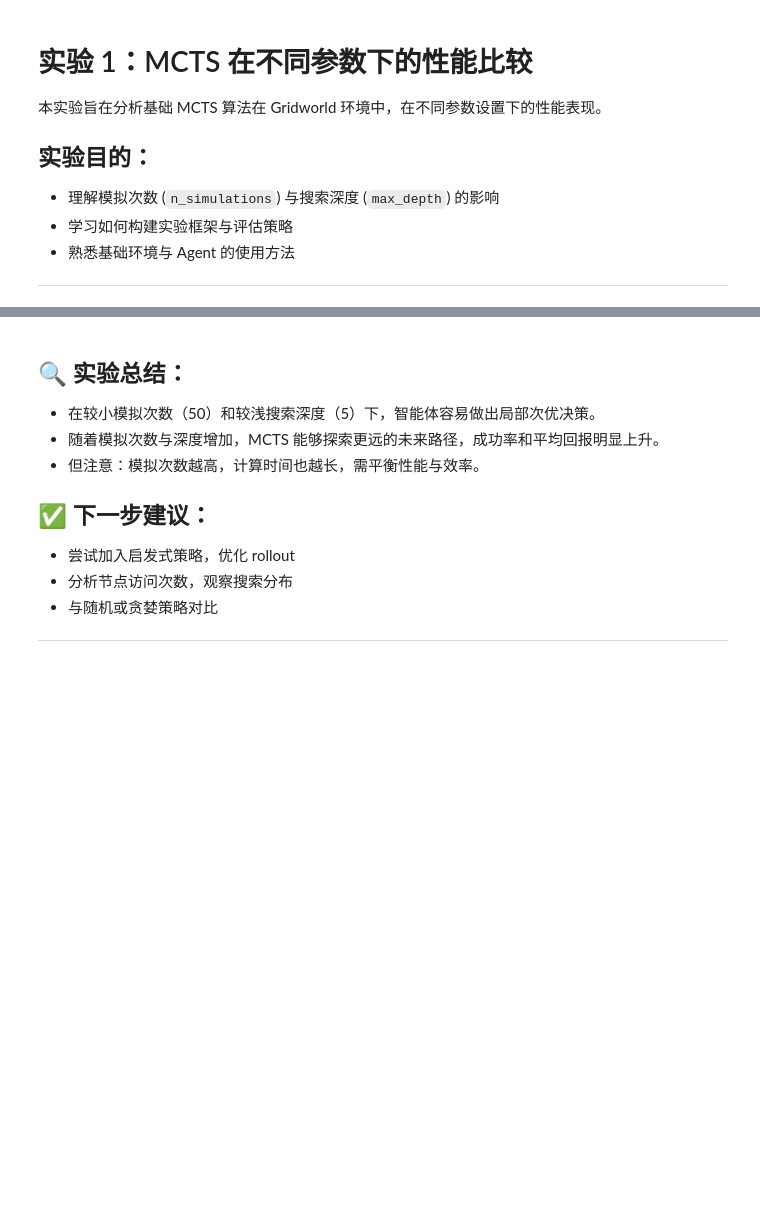
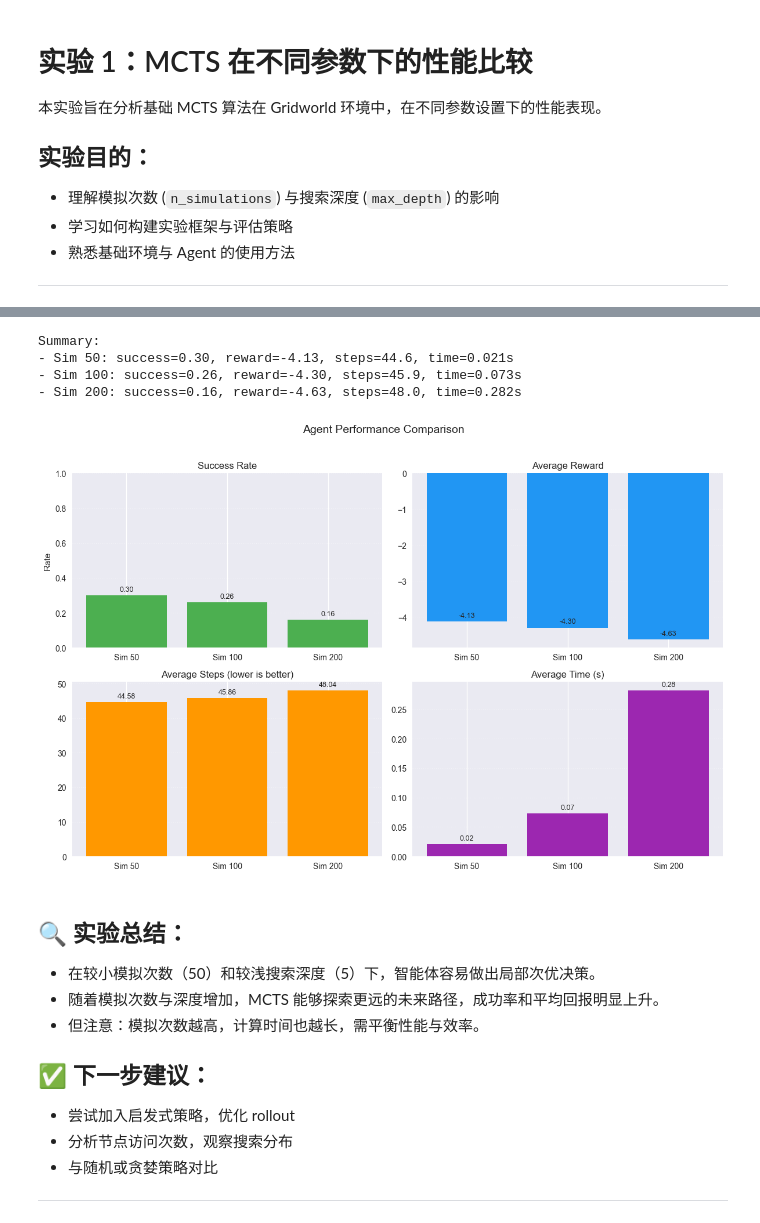
Before and after one commit to songfei-psy/searching_exercise, a Jupyter notebook: notbooks/01_mcts_workflow.ipynb, the cells around one changed output, grey strips where cells are left out. Saved outputs shown, nothing was run; the diff lists cells and outputs as text; code cells hidden in the pictures; blank space fills up the shorter version.

```diff
--- a/notbooks/01_mcts_workflow.ipynb
+++ b/notbooks/01_mcts_workflow.ipynb
@@ -69,11 +86,21 @@ for i, config in enumerate(config_list):
 # %%
-# 结果可视化（成功率对比）
+# 结果可视化（成功率/回报/步数/时间 对比）
+%matplotlib inline
+import matplotlib.pyplot as plt
+plt.style.use('seaborn-v0_8')
+
 from utils.metrics import plot_results
 
 file_paths = [cfg["output_file"] for cfg in config_list]
 labels = [f"Sim {cfg['agent_args']['n_simulations']}" for cfg in config_list]
 
 plot_results(file_paths, labels)
+# %% [output]
+Summary:
+- Sim 50: success=0.30, reward=-4.13, steps=44.6, time=0.021s
+- Sim 100: success=0.26, reward=-4.30, steps=45.9, time=0.073s
+- Sim 200: success=0.16, reward=-4.63, steps=48.0, time=0.282s
+[figure, added]
 # %% [markdown]
 ## 🔍 实验总结：
 
```
Also changed, not shown: parts of 3 cells of this notebook, 7 other files.
